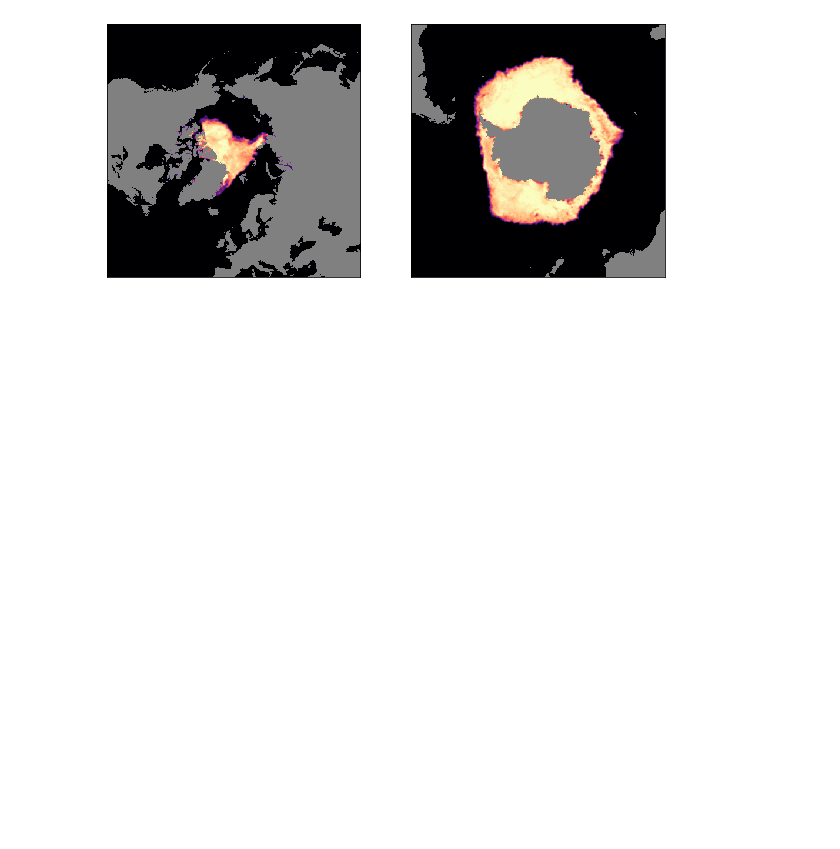
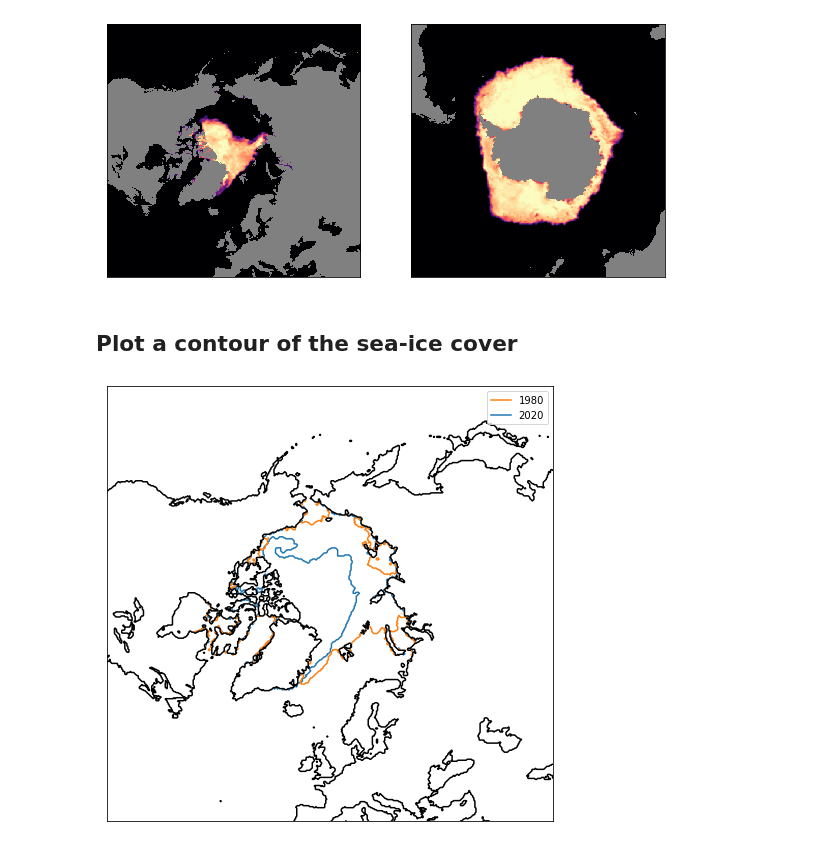
Before and after one commit to TomLav/snippets, a Jupyter notebook: Read OSISAF CCI Sea Ice Concentration CDR.ipynb, the cells around one changed output. Saved outputs shown, nothing was run; the diff lists cells and outputs as text; code cells hidden in the pictures; blank space fills up the shorter version.

Commit message:
Add a section demonstrating plotting the contours of the sea ice cover

```diff
--- a/Read OSISAF CCI Sea Ice Concentration CDR.ipynb
+++ b/Read OSISAF CCI Sea Ice Concentration CDR.ipynb
@@ -93,3 +94,37 @@ plt.show()
 # %% [output]
 [figure]
 [figure]
+# %% [markdown]
+## Plot a contour of the sea-ice cover
+# %%
+import matplotlib.lines as mlines
+
+
+# access the two dates
+ds_1980 = xr.open_dataset(get_sic_url(date(1980,9,15),'nh'))
+ds_2020 = xr.open_dataset(get_sic_url(date(2020,9,15),'nh'))
+
+fig = plt.figure(figsize=(8,8))
+ax = fig.add_subplot(1,1,1)
+
+# plot the sea ice contour (at 50% SIC level), and the lines for the legend
+ax.contour(ds_2020['ice_conc'][0], levels=(0.5,), colors='C0', origin='upper',)
+ln_2020 = mlines.Line2D([], [], color='C0', label='2020')
+
+ax.contour(ds_1980['ice_conc'][0], levels=(0.5,), colors='C1', origin='upper')
+ln_1980 = mlines.Line2D([], [], color='C1', label='1980')
+
+# add contour of the landmask
+landmask=ds_2020['ice_conc'][0].to_masked_array().mask
+ax.contour(landmask.astype('float'), levels=(0.5,), colors='k', origin='upper')
+
+# add the legend
+ax.legend(handles=[ln_1980, ln_2020])
+
+# remove x/y-ticks
+ax.set_xticks([])
+ax.set_yticks([])
+
+plt.show()
+# %% [output]
+[figure, added]
```
Also changed, not shown: parts of 1 cell of this notebook.
